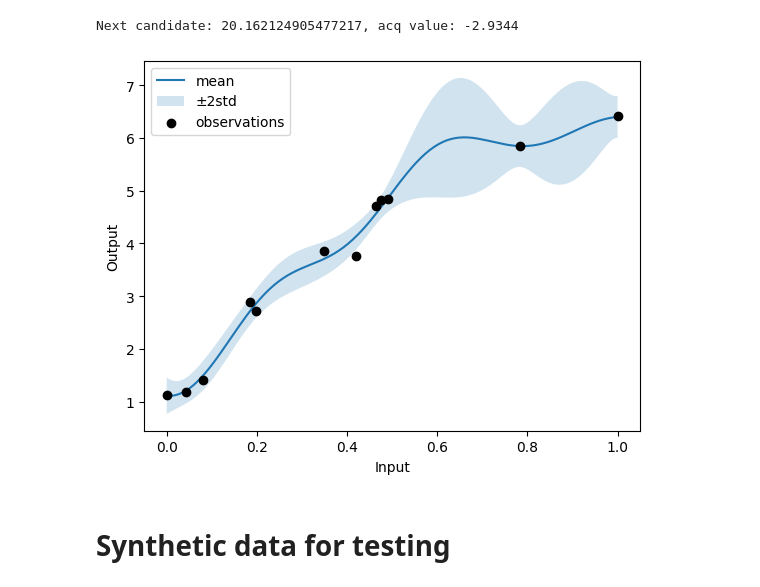
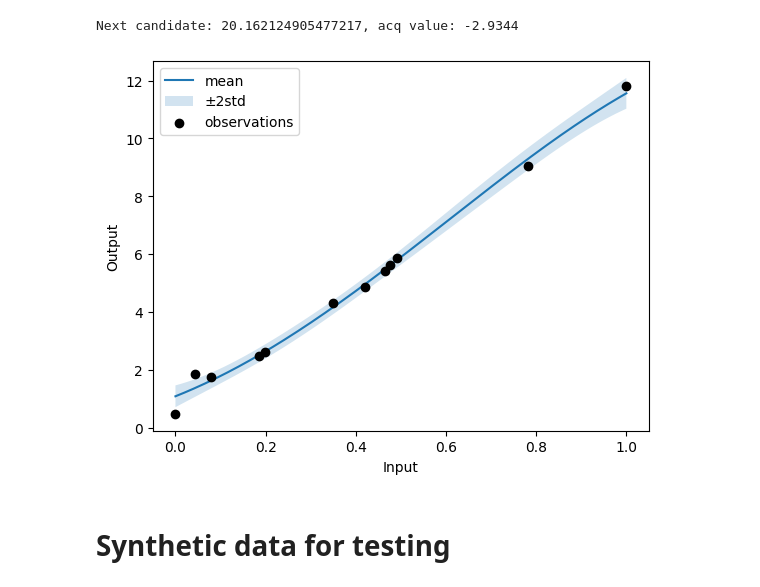
Before and after one commit to GuangchenW/bioreactor-optimization, a Jupyter notebook: bo.ipynb, the cells around one changed output. Drawn from its saved outputs; the diff is of its cells as text; code cells hidden in the pictures.

```diff
--- a/bo.ipynb
+++ b/bo.ipynb
@@ -115,37 +163,37 @@ Next candidate: 20.162124905477217, acq value: -2.9344
 # --- Visualize GP for debugging --- #
 X_test = torch.linspace(X_low, X_high, 200).unsqueeze(-1)
 
-model_idx = 1 # Change id
+model_idx = 4 # Change index here to visualize objective or constraints
 model = all_models.models[model_idx]
 
 model.eval()
 with torch.no_grad():
     posterior = model.posterior(X_test)
     mean = posterior.mean.squeeze()
     std = posterior.variance.squeeze().sqrt()
 
 # Plot
 fig, ax = plt.subplots()
 ax.plot(X_test.squeeze().numpy(), mean.numpy(), label="mean")
 ax.fill_between(
     X_test.squeeze().numpy(),
     (mean - 2 * std).numpy(),
     (mean + 2 * std).numpy(),
     alpha = 0.2,
     label = "±2std"
 )
 
 if model_idx == 0:
     ax.scatter(X.squeeze().numpy(), Y_aug.squeeze().numpy(), c="black", zorder=3, label="observations")
 else:
     ax.scatter(X.squeeze().numpy(), C[:,model_idx-1].numpy(), c="black", zorder=3, label="observations")
 
 ax.set_xlabel("Input")
 ax.set_ylabel("Output")
 ax.legend()
 plt.show()
 # %% [output]
-[figure, old version]
+[figure, new version]
 # %% [markdown]
 # Synthetic data for testing
 # %%
```
Also changed, not shown: parts of 2 cells of this notebook, 1 other file.
